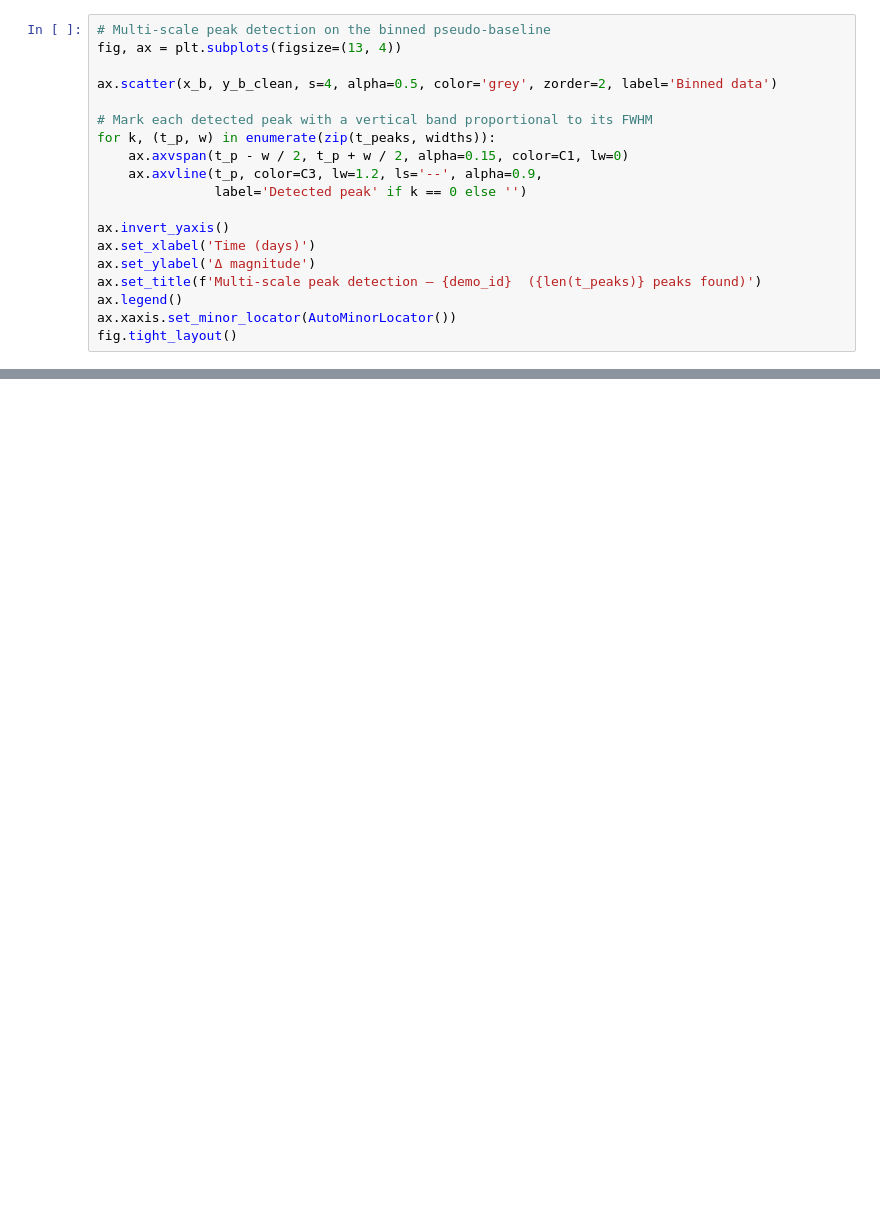
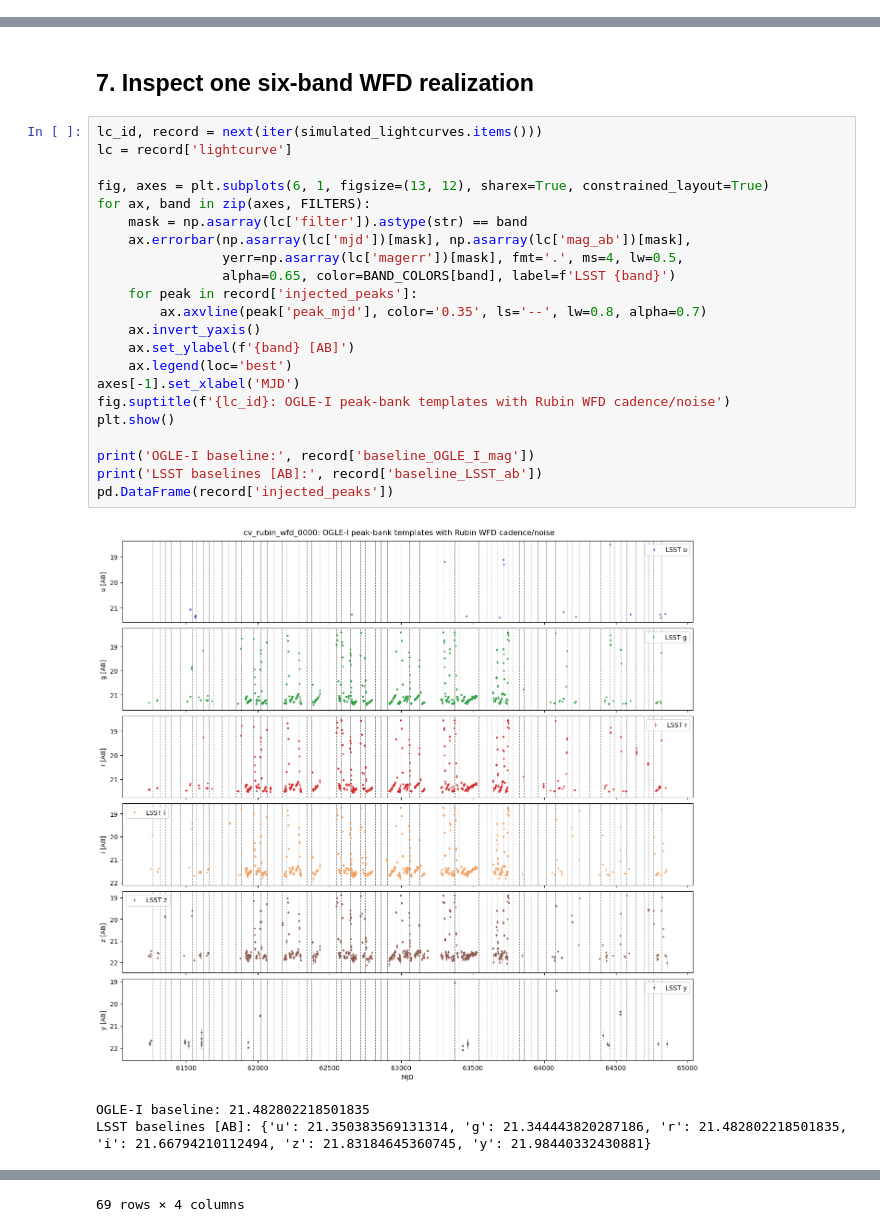
Before and after one commit to Somayeh91/Roman_lc_gen, a Jupyter notebook: demo_transient_pipeline_LSST_filters.ipynb, the cells around one changed output, grey strips where cells are left out. Saved outputs shown, nothing was run; the diff lists cells and outputs as text; blank space fills up the shorter version.

Commit message:
update LSST transient demo notebook.

```diff
--- a/demo_transient_pipeline_LSST_filters.ipynb
+++ b/demo_transient_pipeline_LSST_filters.ipynb
@@ -279,19 +0,0 @@ Detected 33 candidate outburst peak(s):
-# %%
-# Multi-scale peak detection on the binned pseudo-baseline
-fig, ax = plt.subplots(figsize=(13, 4))
-
-ax.scatter(x_b, y_b_clean, s=4, alpha=0.5, color='grey', zorder=2, label='Binned data')
-
-# Mark each detected peak with a vertical band proportional to its FWHM
-for k, (t_p, w) in enumerate(zip(t_peaks, widths)):
-    ax.axvspan(t_p - w / 2, t_p + w / 2, alpha=0.15, color=C1, lw=0)
-    ax.axvline(t_p, color=C3, lw=1.2, ls='--', alpha=0.9,
-               label='Detected peak' if k == 0 else '')
-
-ax.invert_yaxis()
-ax.set_xlabel('Time (days)')
-ax.set_ylabel('Δ magnitude')
-ax.set_title(f'Multi-scale peak detection — {demo_id}  ({len(t_peaks)} peaks found)')
-ax.legend()
-ax.xaxis.set_minor_locator(AutoMinorLocator())
-fig.tight_layout()
@@ -803,0 +323,28 @@ if __name__ == "__main__":
+# %% [markdown]
+## 7. Inspect one six-band WFD realization
+# %%
+lc_id, record = next(iter(simulated_lightcurves.items()))
+lc = record['lightcurve']
+
+fig, axes = plt.subplots(6, 1, figsize=(13, 12), sharex=True, constrained_layout=True)
+for ax, band in zip(axes, FILTERS):
+    mask = np.asarray(lc['filter']).astype(str) == band
+    ax.errorbar(np.asarray(lc['mjd'])[mask], np.asarray(lc['mag_ab'])[mask],
+                yerr=np.asarray(lc['magerr'])[mask], fmt='.', ms=4, lw=0.5,
+                alpha=0.65, color=BAND_COLORS[band], label=f'LSST {band}')
+    for peak in record['injected_peaks']:
+        ax.axvline(peak['peak_mjd'], color='0.35', ls='--', lw=0.8, alpha=0.7)
+    ax.invert_yaxis()
+    ax.set_ylabel(f'{band} [AB]')
+    ax.legend(loc='best')
+axes[-1].set_xlabel('MJD')
+fig.suptitle(f'{lc_id}: OGLE-I peak-bank templates with Rubin WFD cadence/noise')
+plt.show()
+
+print('OGLE-I baseline:', record['baseline_OGLE_I_mag'])
+print('LSST baselines [AB]:', record['baseline_LSST_ab'])
+pd.DataFrame(record['injected_peaks'])
+# %% [output]
+[figure, added]
+OGLE-I baseline: 21.482802218501835
+LSST baselines [AB]: {'u': 21.350383569131314, 'g': 21.344443820287186, 'r': 21.482802218501835, 'i': 21.66794210112494, 'z': 21.83184645360745, 'y': 21.98440332430881}
@@ -803,0 +357 @@ if __name__ == "__main__":
+69 rows × 4 columns
```
Also changed, not shown: parts of 46 cells of this notebook, 3 other files.
